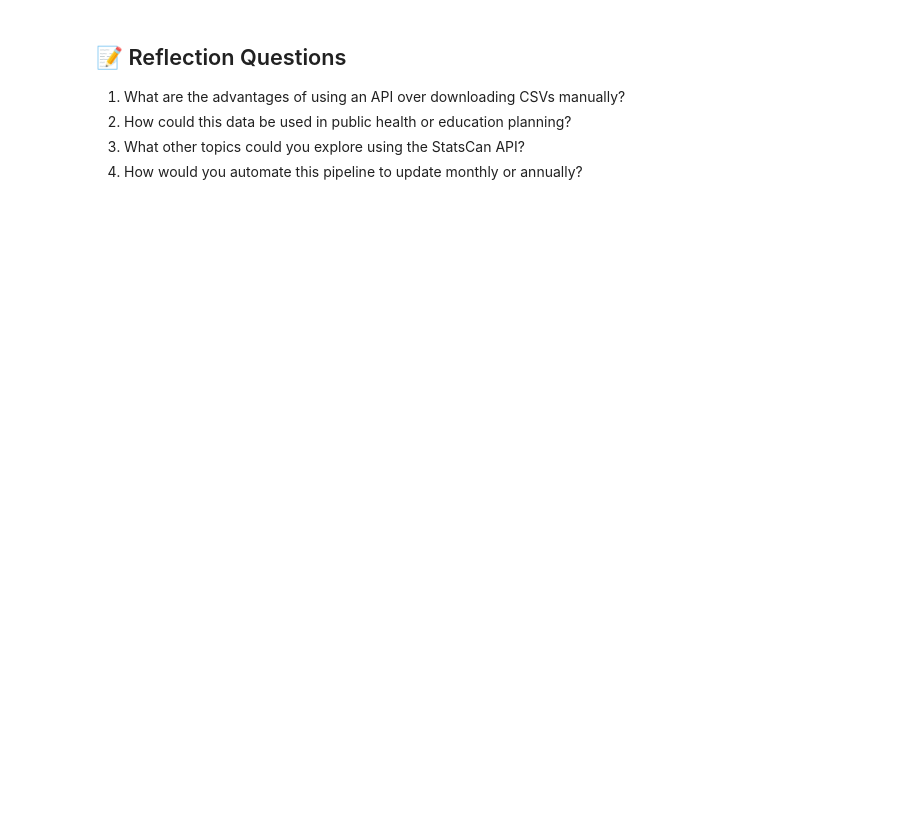
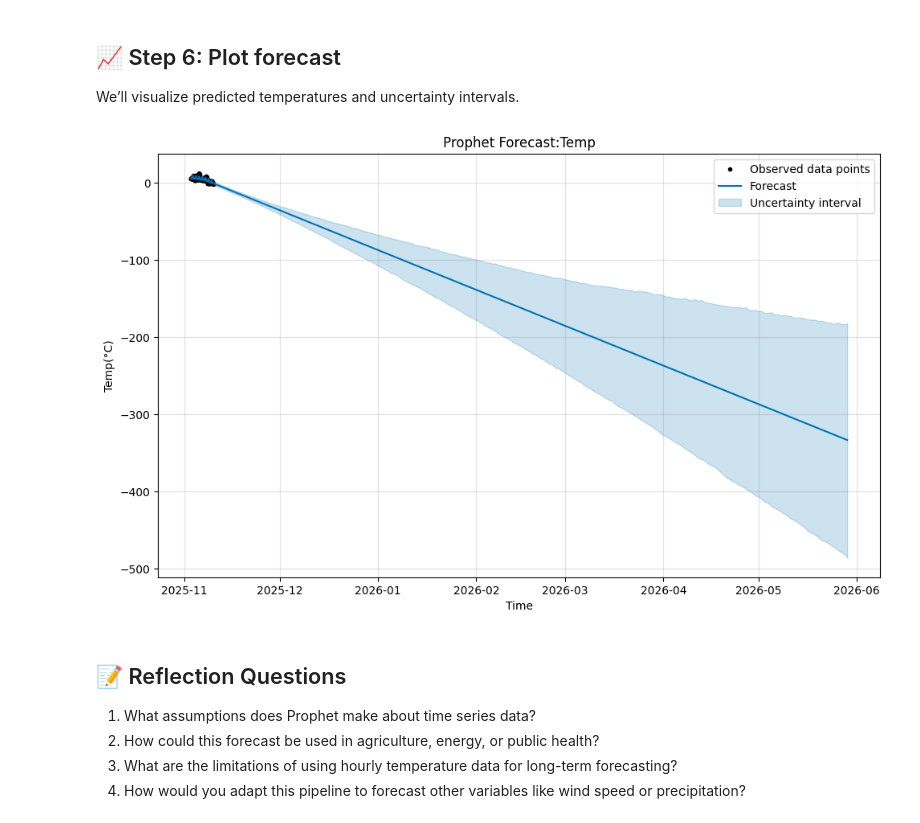
Before and after one commit to rbigelow/ML-Labs, a Jupyter notebook: lab01.ipynb, the cells around one changed output. Cells and saved outputs as stored; diff of their text form; code cells hidden in the pictures; blank space fills up the shorter version.

```diff
--- a/lab01.ipynb
+++ b/lab01.ipynb
@@ -140,0 +97,14 @@ plt.show()
+# %%
+
+# Prepare data for Prophet
+df_prophet = df.rename(columns={"time": "ds", "temperature_2m": "y"})
+
+# Fit model
+model = Prophet()
+model.fit(df_prophet)
+
+# Create future dataframe
+future = model.make_future_dataframe(periods=48, freq='H')
+forecast = model.predict(future)
+forecast[['ds', 'yhat', 'yhat_lower', 'yhat_upper']].tail()
+# forecast.tail()
@@ -141,7 +120,20 @@ plt.show()
+# %% [markdown]
+## 📈 Step 6: Plot forecast
+We’ll visualize predicted temperatures and uncertainty intervals.
+# %%
+# Plot forecast
+model.plot(forecast)
+plt.title("Prophet Forecast:Temp")
+plt.xlabel("Time")
+plt.ylabel("Temp(°C)")
+plt.legend()
+plt.show()
+# %% [output]
+[figure, added]
 # %% [markdown]
 ## 📝 Reflection Questions
 
-1. What are the advantages of using an API over downloading CSVs manually?
-2. How could this data be used in public health or education planning?
-3. What other topics could you explore using the StatsCan API?
-4. How would you automate this pipeline to update monthly or annually?
+1. What assumptions does Prophet make about time series data?
+2. How could this forecast be used in agriculture, energy, or public health?
+3. What are the limitations of using hourly temperature data for long-term forecasting?
+4. How would you adapt this pipeline to forecast other variables like wind speed or precipitation?
```
Also changed, not shown: parts of 20 cells of this notebook.
